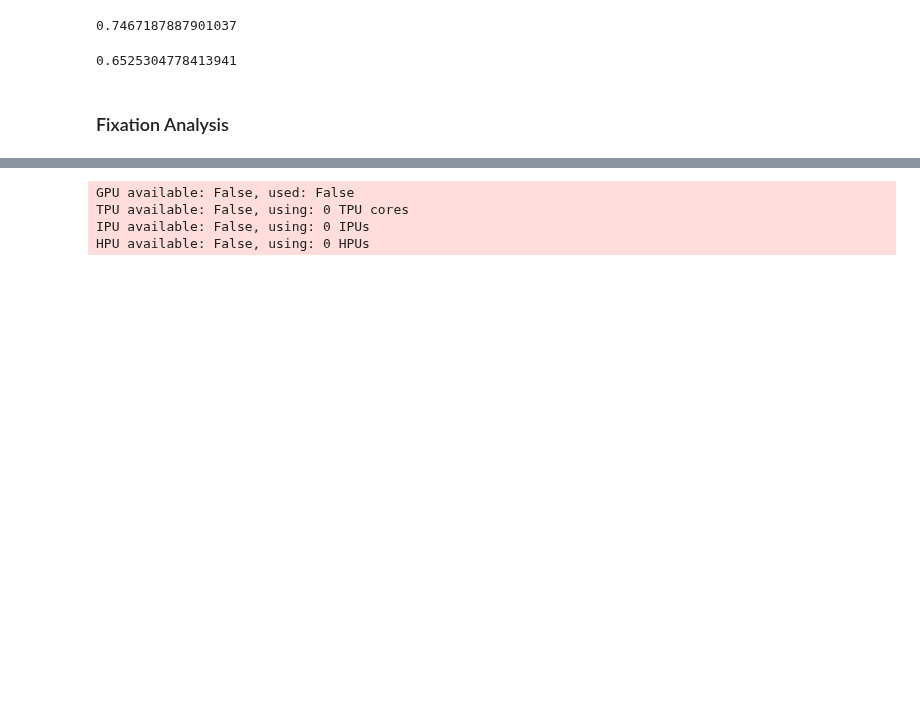
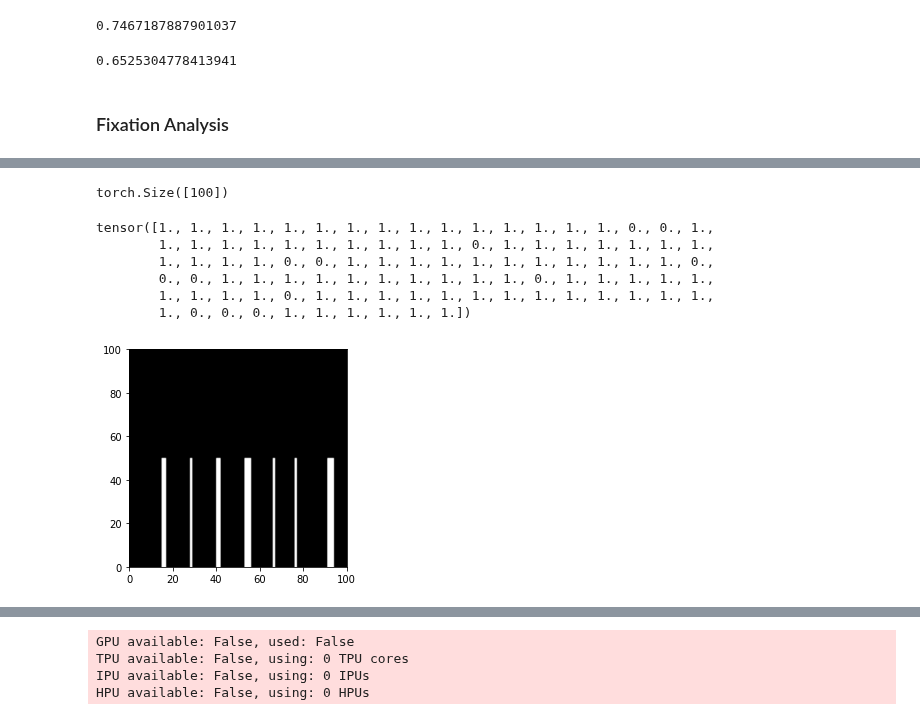
Before and after one commit to rosyvs/DeepGaze, a Jupyter notebook: notebooks/fixation_id.ipynb, the cells around one changed output, grey strips where cells are left out. Cells and saved outputs as stored; diff of their text form; code cells hidden in the pictures; blank space fills up the shorter version.

```diff
--- a/notebooks/fixation_id.ipynb
+++ b/notebooks/fixation_id.ipynb
@@ -455,0 +542,28 @@ CNN Layers: [16, 32]
+# %%
+preds[1].shape
+# %% [output]
+torch.Size([100])
+# %%
+def fixation_image(pred,target):
+    sl = len(pred)
+    fixation_labels = torch.cat((pred.expand(sl//2,sl),target.expand(sl//2,sl)))
+    plt.imshow(fixation_labels, extent=[0, len(fixation_labels[1]),0, 100], cmap='Greys')
+    # plt.xticks(np.arange(0, len(fixation_labels), 1), [])
+    # plt.yticks([])
+    # plt.grid(True, axis='x', lw=1, c='black')
+    # plt.tick_params(axis='x', length=0)
+
+    plt.show()
+# %%
+targets[0]
+# %% [output]
+tensor([1., 1., 1., 1., 1., 1., 1., 1., 1., 1., 1., 1., 1., 1., 1., 0., 0., 1.,
+        1., 1., 1., 1., 1., 1., 1., 1., 1., 1., 0., 1., 1., 1., 1., 1., 1., 1.,
+        1., 1., 1., 1., 0., 0., 1., 1., 1., 1., 1., 1., 1., 1., 1., 1., 1., 0.,
+        0., 0., 1., 1., 1., 1., 1., 1., 1., 1., 1., 1., 0., 1., 1., 1., 1., 1.,
+        1., 1., 1., 1., 0., 1., 1., 1., 1., 1., 1., 1., 1., 1., 1., 1., 1., 1.,
+        1., 0., 0., 0., 1., 1., 1., 1., 1., 1.])
+# %%
+fixation_image(preds[0], targets[0])
+# %% [output]
+[figure, added]
```
Also changed, not shown: parts of 19 cells of this notebook, 14 other files.
